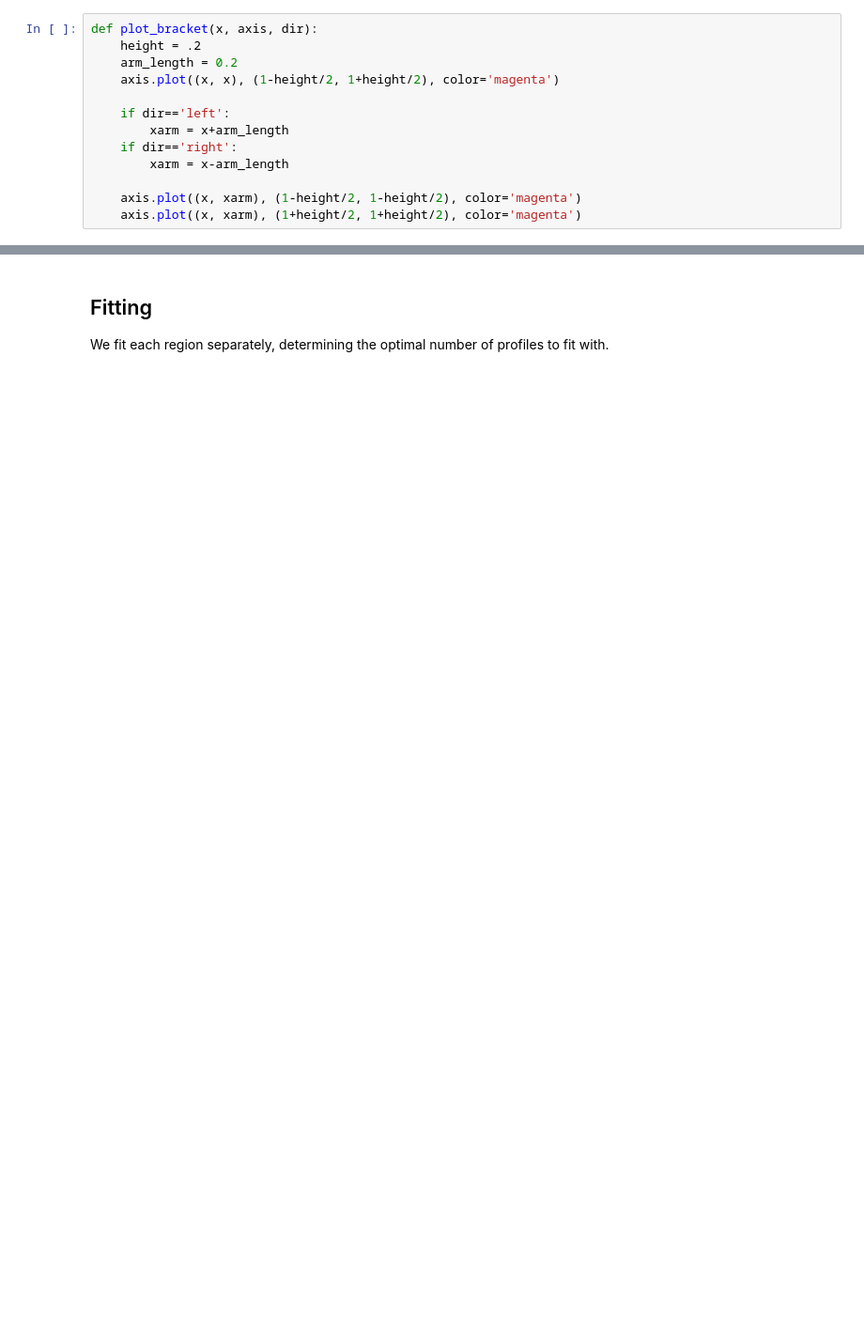
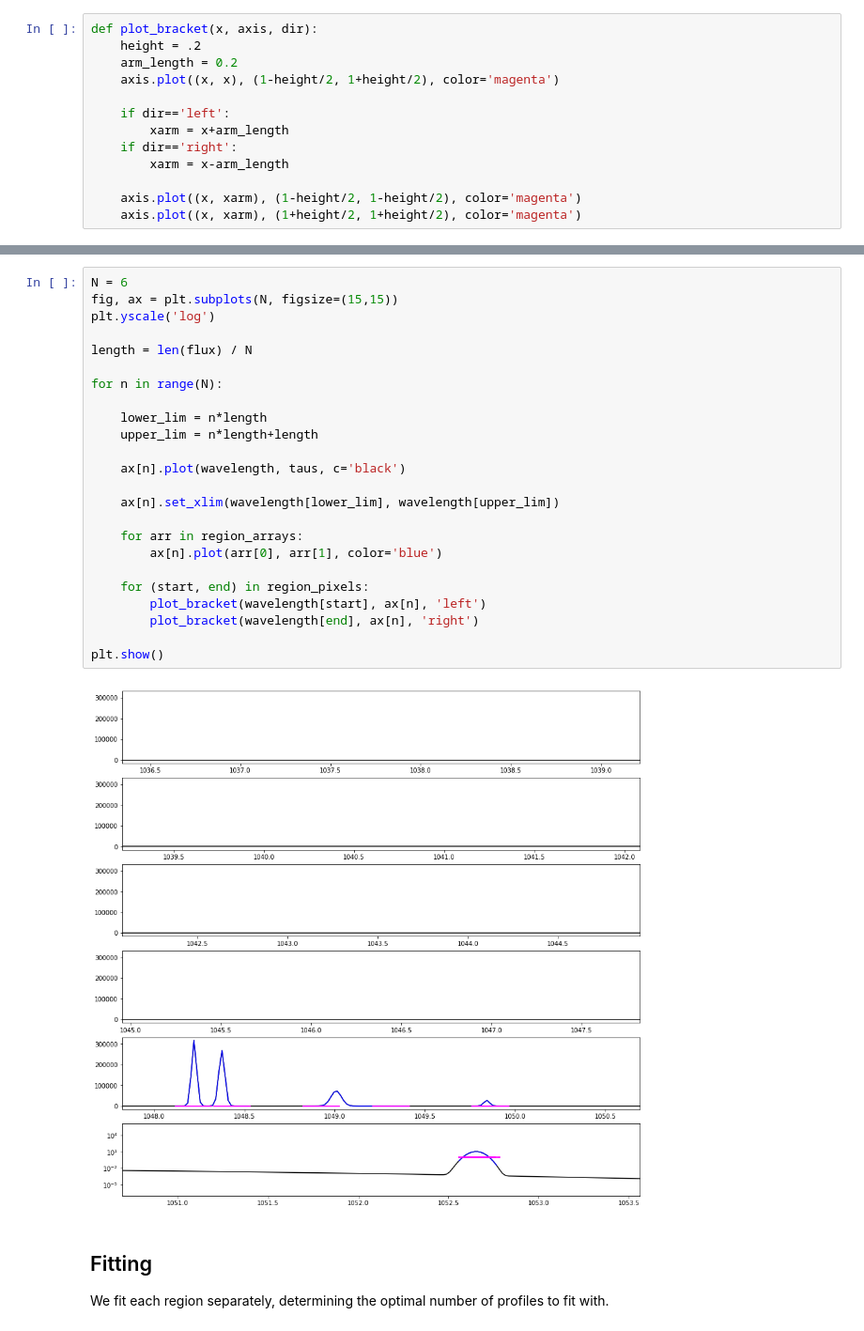
Before and after one commit to sarahappleby/VAMP, a Jupyter notebook: spec_demo.ipynb, the cells around one changed output, grey strips where cells are left out. Shown at 94% size. Cells and saved outputs as stored; diff of their text form; blank space fills up the shorter version.

```diff
--- a/spec_demo.ipynb
+++ b/spec_demo.ipynb
@@ -119,3 +217,29 @@ plt.show()
+# %%
+N = 6
+fig, ax = plt.subplots(N, figsize=(15,15))
+plt.yscale('log')
+
+length = len(flux) / N
+
+for n in range(N):
+
+    lower_lim = n*length
+    upper_lim = n*length+length
+
+    ax[n].plot(wavelength, taus, c='black')
+
+    ax[n].set_xlim(wavelength[lower_lim], wavelength[upper_lim])
+
+    for arr in region_arrays:
+        ax[n].plot(arr[0], arr[1], color='blue')
+
+    for (start, end) in region_pixels:
+        plot_bracket(wavelength[start], ax[n], 'left')
+        plot_bracket(wavelength[end], ax[n], 'right')
+
+plt.show()
+# %% [output]
+[figure, added]
 # %% [markdown]
 ## Fitting
 
```
Also changed, not shown: parts of 25 cells of this notebook, 2 other files.
